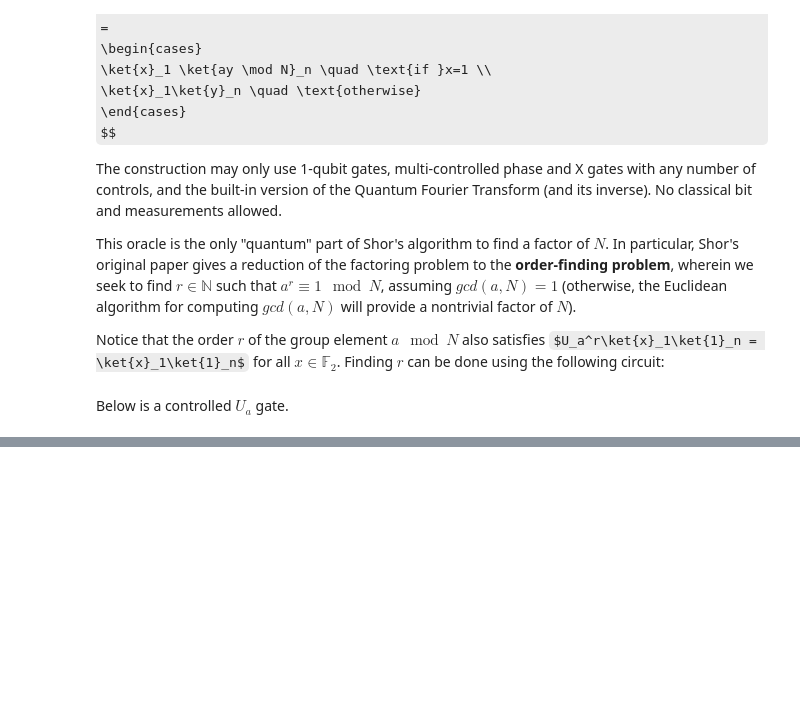
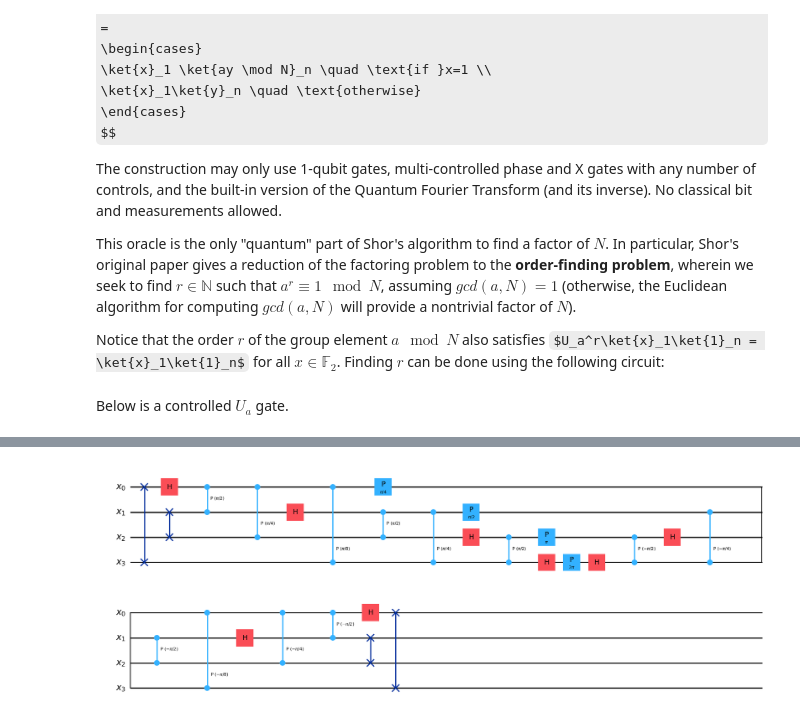
Before and after one commit to lara-ismert/order-finding_oracle, a Jupyter notebook: Ismert - MiniProject2.ipynb, the cells around one changed output, grey strips where cells are left out. Cells and saved outputs as stored; diff of their text form; code cells hidden in the pictures; some formulas as TeX source; blank space fills up the shorter version.

```diff
--- a/Ismert - MiniProject2.ipynb
+++ b/Ismert - MiniProject2.ipynb
@@ -308,0 +183,26 @@ QiskitError: 'One or more instructions cannot be converted to a gate. "$\\phi AD
+# %%
+# This code was borrowed from the QC Bootcamp 2 Problem Session.
+
+# Below is Draper's adder ADD(a) for a a nonnegative integer between 0 and n-1.
+
+def quantum_adder(a, n):
+    quantum_register = QuantumRegister(size=n, name="x")
+    quantum_adder_circuit = QuantumCircuit(quantum_register, name=f"ADD({a})")
+
+    quantum_adder_circuit.compose(quantum_fourier_transform(n), inplace=True)
+
+    #quantum_adder_circuit.barrier()
+
+    # phaser part
+    for idx, q in enumerate(reversed(quantum_register)):
+        quantum_adder_circuit.p(np.pi * a / (1 << idx), q)
+
+    #quantum_adder_circuit.barrier()
+
+    quantum_adder_circuit.compose(inverse_quantum_fourier_transform(n), inplace=True)
+
+    return quantum_adder_circuit
+
+quantum_adder(2,4).draw('mpl')
+# %% [output]
+[figure, added]
```
Also changed, not shown: parts of 42 cells of this notebook.
